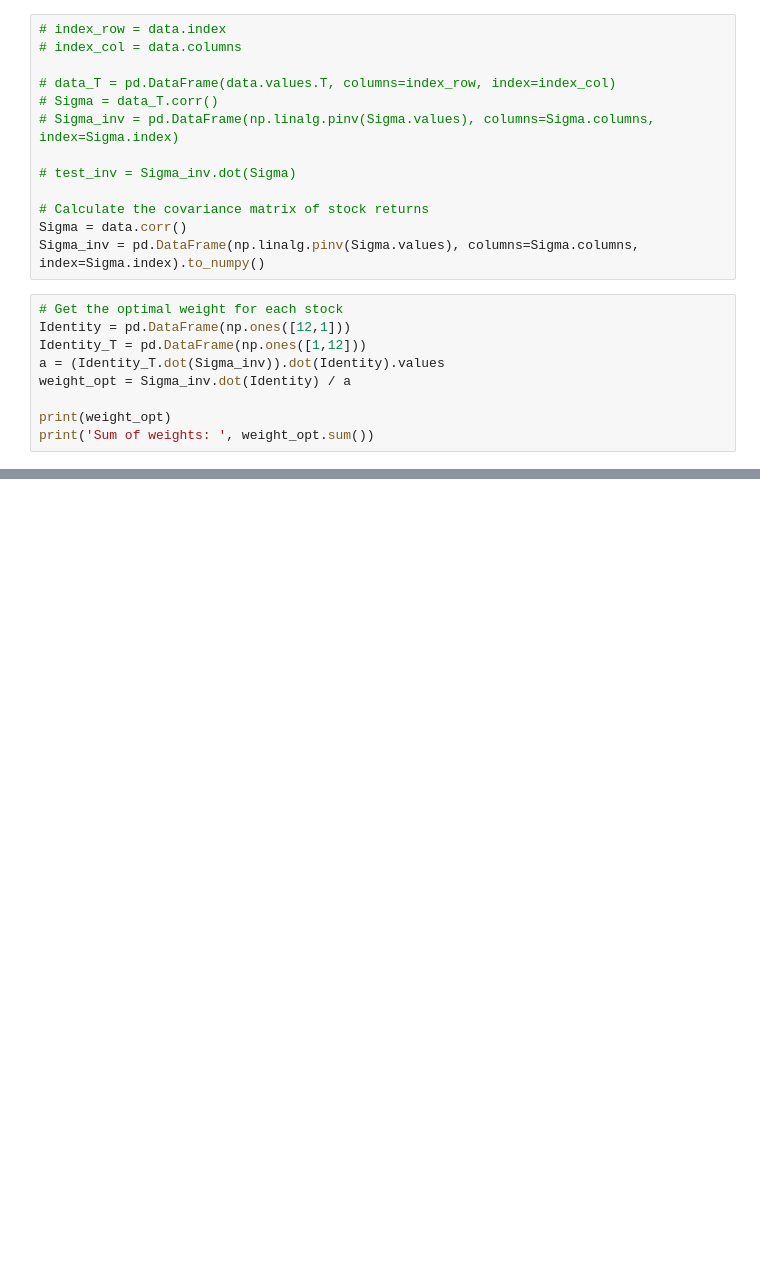
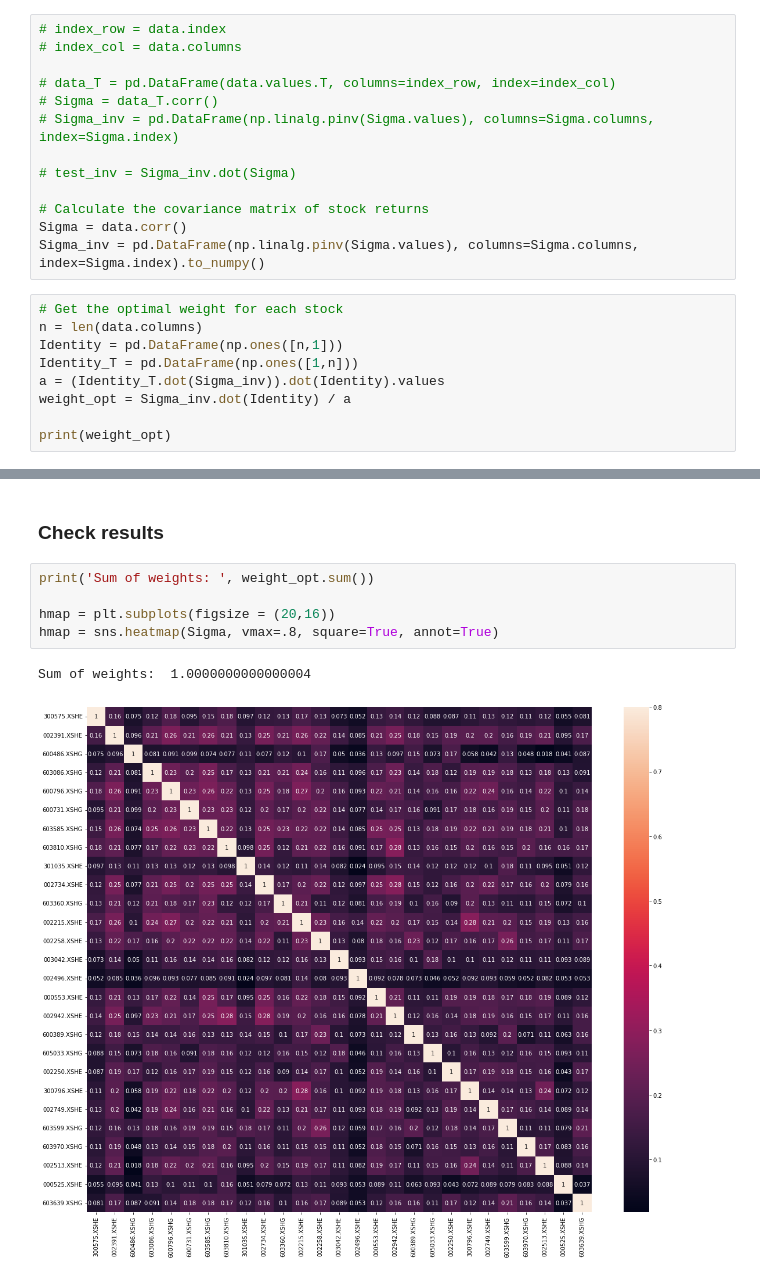
Before and after one commit to ZhimingMei/Finance-Empirical-Studies, a Jupyter notebook: Mean Variance Portfolio/markowitz_simple.ipynb, the cells around one changed output, grey strips where cells are left out. Cells and saved outputs as stored; diff of their text form; blank space fills up the shorter version.

```diff
--- a/Mean Variance Portfolio/markowitz_simple.ipynb
+++ b/Mean Variance Portfolio/markowitz_simple.ipynb
@@ -60,11 +65,11 @@ Sigma = data.corr()
 Sigma_inv = pd.DataFrame(np.linalg.pinv(Sigma.values), columns=Sigma.columns, index=Sigma.index).to_numpy()
 # %%
 # Get the optimal weight for each stock
-Identity = pd.DataFrame(np.ones([12,1]))
-Identity_T = pd.DataFrame(np.ones([1,12]))
+n = len(data.columns)
+Identity = pd.DataFrame(np.ones([n,1]))
+Identity_T = pd.DataFrame(np.ones([1,n]))
 a = (Identity_T.dot(Sigma_inv)).dot(Identity).values
 weight_opt = Sigma_inv.dot(Identity) / a
 
 print(weight_opt)
-print('Sum of weights: ', weight_opt.sum())
 # %% [output]
@@ -83,0 +93,10 @@ Sum of weights:  1.0
+# %% [markdown]
+### Check results
+# %%
+print('Sum of weights: ', weight_opt.sum())
+
+hmap = plt.subplots(figsize = (20,16))
+hmap = sns.heatmap(Sigma, vmax=.8, square=True, annot=True)
+# %% [output]
+Sum of weights:  1.0000000000000004
+[figure, added]
```
Also changed, not shown: parts of 7 cells of this notebook.
